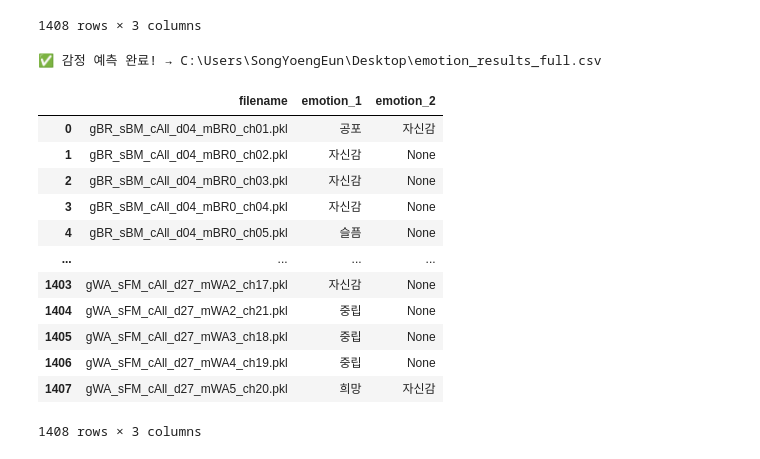
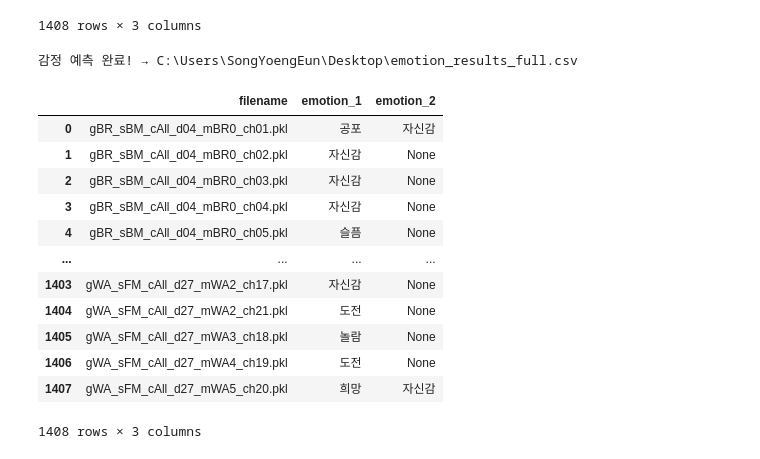
Before and after one commit to yanghaemi/capstoneDesign_HEJZ, a Jupyter notebook: motion_emotion_extractor.ipynb, the cells around one changed output. Drawn from its saved outputs; the diff is of its cells as text; code cells hidden in the pictures.

```diff
--- a/motion_emotion_extractor.ipynb
+++ b/motion_emotion_extractor.ipynb
@@ -456,7 +456,6 @@ def extract_features(pose3d):
 
     return avg_arm_delta, speed, pelvis_shift, avg_spread
 
-# [3] Z-score 기반 감정 예측 (13가지 감정 대응)
 def predict_emotions_full(features, genre, genre_stats_df):
     emotions = []
     arm_delta, speed, pelvis_shift, spread = features
@@ -500,8 +499,28 @@ def predict_emotions_full(features, genre, genre_stats_df):
     if z_speed < -1.0:
         emotions.append("차분함")
 
+    # 감정이 없다면 → 가장 튀는 Z값 기준으로 유사 감정 추정
+    if not emotions:
+        z_scores = {
+            "arm_delta": abs(z_arm),
+            "speed": abs(z_speed),
+            "pelvis_shift": abs(z_pelvis),
+            "spread": abs(z_spread)
+        }
+        most_extreme = max(z_scores, key=z_scores.get)
+
+        # 최대한 유사 감정으로 추정
+        if most_extreme == "arm_delta":
+            emotions.append("슬픔" if z_arm < 0 else "자신감")
+        elif most_extreme == "speed":
+            emotions.append("차분함" if z_speed < 0 else "열정")
+        elif most_extreme == "pelvis_shift":
+            emotions.append("공포" if z_pelvis < 0 else "도전")
+        elif most_extreme == "spread":
+            emotions.append("혐오" if z_spread < 0 else "놀람")
+
     top_emotions = [e for e, _ in Counter(emotions).most_common(2)]
-    return top_emotions or ["중립"]
+    return top_emotions
 
 # [4] 단일 파일 처리리
 def infer_emotion_from_pkl_full(pkl_path, genre_stats_df):
@@ -536,36 +555,36 @@ def batch_infer_emotions_to_csv_full(pkl_folder_path, genre_stats_df, output_csv
                 "filename": fname,
                 "emotion_1": emotions[0] if len(emotions) > 0 else None,
                 "emotion_2": emotions[1] if len(emotions) > 1 else None
             })
         except Exception as e:
             results.append({
                 "filename": fname,
                 "emotion_1": "Error",
                 "emotion_2": str(e)
             })
 
     result_df = pd.DataFrame(results)
     result_df.to_csv(output_csv_path, index=False, encoding="utf-8-sig")
     print(f"감정 예측 완료! → {output_csv_path}")
     return result_df
 
 # [6] 실행 경로 설정
 pkl_folder_path = r"C:\Users\SongYoengEun\Desktop\cap\dataset\aist_plusplus_final\keypoints3d"
 output_csv_path = r"C:\Users\SongYoengEun\Desktop\emotion_results_full.csv"
 
 batch_infer_emotions_to_csv_full(pkl_folder_path, genre_full_stats, output_csv_path)
 # %% [output]
-✅ 감정 예측 완료! → C:\Users\SongYoengEun\Desktop\emotion_results_full.csv
+감정 예측 완료! → C:\Users\SongYoengEun\Desktop\emotion_results_full.csv
 |  | filename | emotion_1 | emotion_2 |
 | 0 | gBR_sBM_cAll_d04_mBR0_ch01.pkl | 공포 | 자신감 |
 | 1 | gBR_sBM_cAll_d04_mBR0_ch02.pkl | 자신감 | None |
 | 2 | gBR_sBM_cAll_d04_mBR0_ch03.pkl | 자신감 | None |
 | 3 | gBR_sBM_cAll_d04_mBR0_ch04.pkl | 자신감 | None |
 | 4 | gBR_sBM_cAll_d04_mBR0_ch05.pkl | 슬픔 | None |
 | ... | ... | ... | ... |
 | 1403 | gWA_sFM_cAll_d27_mWA2_ch17.pkl | 자신감 | None |
-| 1404 | gWA_sFM_cAll_d27_mWA2_ch21.pkl | 중립 | None |
-| 1405 | gWA_sFM_cAll_d27_mWA3_ch18.pkl | 중립 | None |
-| 1406 | gWA_sFM_cAll_d27_mWA4_ch19.pkl | 중립 | None |
+| 1404 | gWA_sFM_cAll_d27_mWA2_ch21.pkl | 도전 | None |
+| 1405 | gWA_sFM_cAll_d27_mWA3_ch18.pkl | 놀람 | None |
+| 1406 | gWA_sFM_cAll_d27_mWA4_ch19.pkl | 도전 | None |
 | 1407 | gWA_sFM_cAll_d27_mWA5_ch20.pkl | 희망 | 자신감 |
 1408 rows × 3 columns
```
